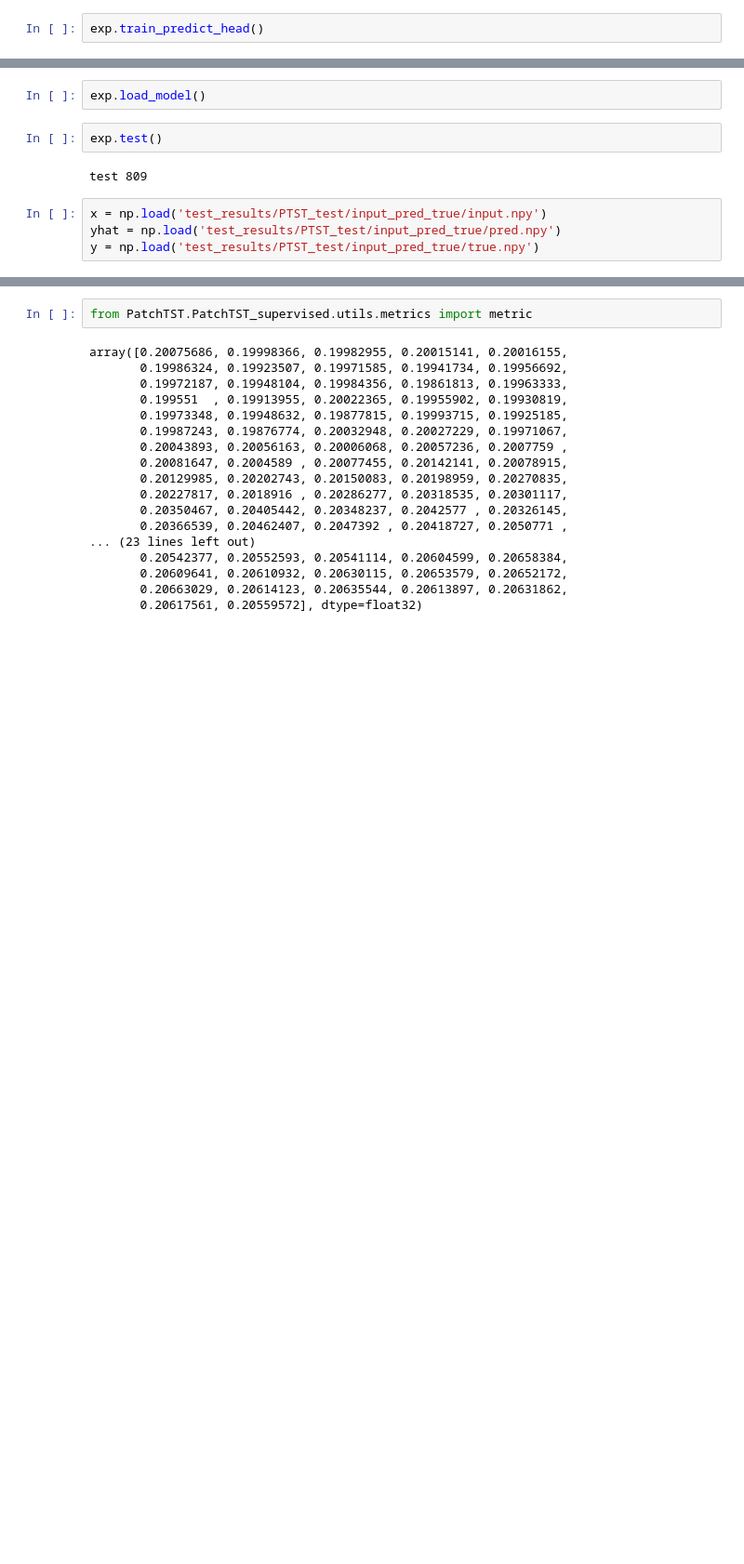
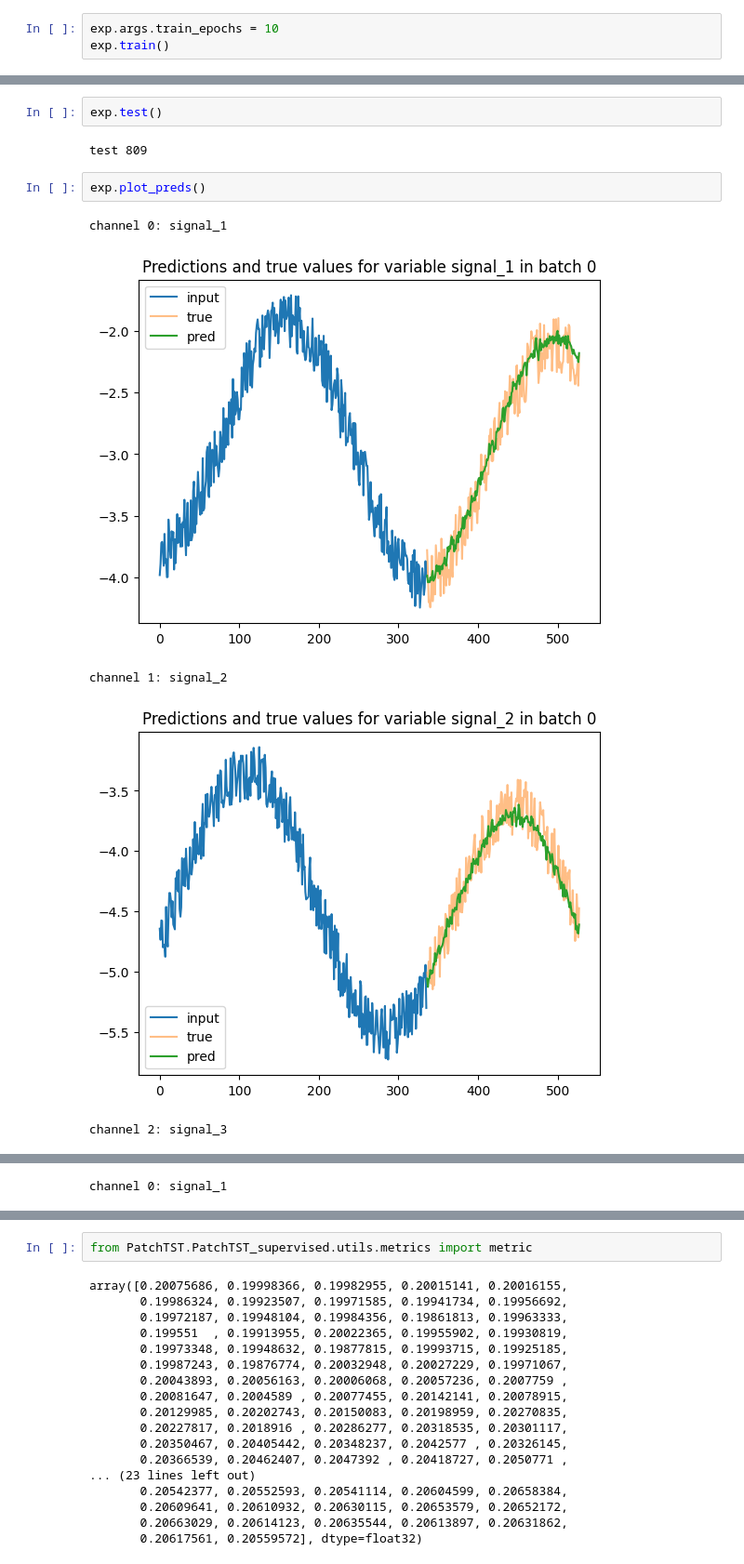
Before and after one commit to arvgram/SEB-TS_foundation, a Jupyter notebook: ts_modelling/modelling.ipynb, the cells around one changed output, grey strips where cells are left out. Shown at 93% size. Cells and saved outputs as stored; diff of their text form; blank space fills up the shorter version.

```diff
--- a/ts_modelling/modelling.ipynb
+++ b/ts_modelling/modelling.ipynb
@@ -121,3 +49,4 @@ Total training time: 0 minutes 21.94546937942505 seconds
 # %%
-exp.train_predict_head()
+exp.args.train_epochs = 10
+exp.train()
 # %% [output]
@@ -161,10 +87,12 @@ Total training time: 0 minutes 27.97057008743286 seconds
-# %%
-exp.load_model()
 # %%
 exp.test()
 # %% [output]
 test 809
-# %%
-x = np.load('test_results/PTST_test/input_pred_true/input.npy')
-yhat = np.load('test_results/PTST_test/input_pred_true/pred.npy')
-y = np.load('test_results/PTST_test/input_pred_true/true.npy')
+# %%
+exp.plot_preds()
+# %% [output]
+channel 0: signal_1
+[figure, added]
+channel 1: signal_2
+[figure, added]
+channel 2: signal_3
@@ -170,0 +100 @@ y = np.load('test_results/PTST_test/input_pred_true/true.npy')
+channel 0: signal_1
```
Also changed, not shown: parts of 13 cells of this notebook, 3 other files.
